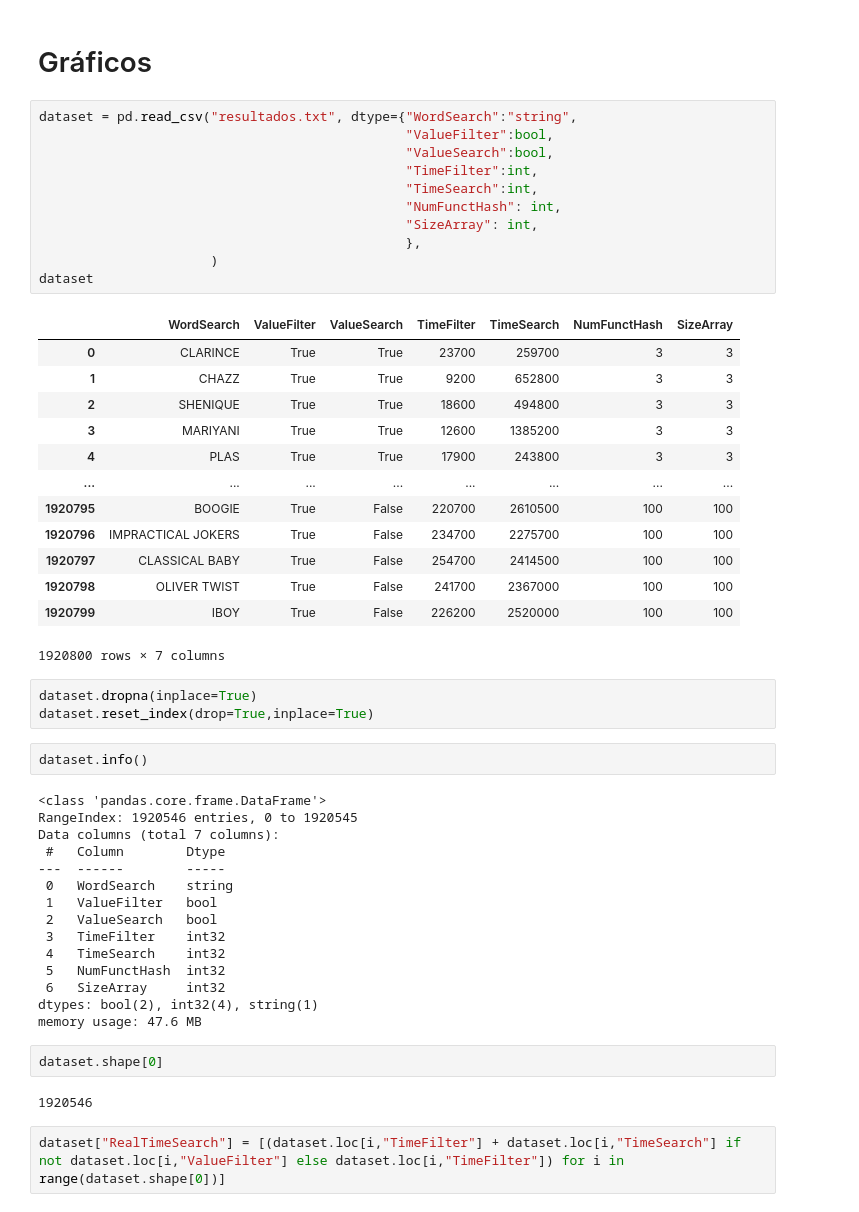
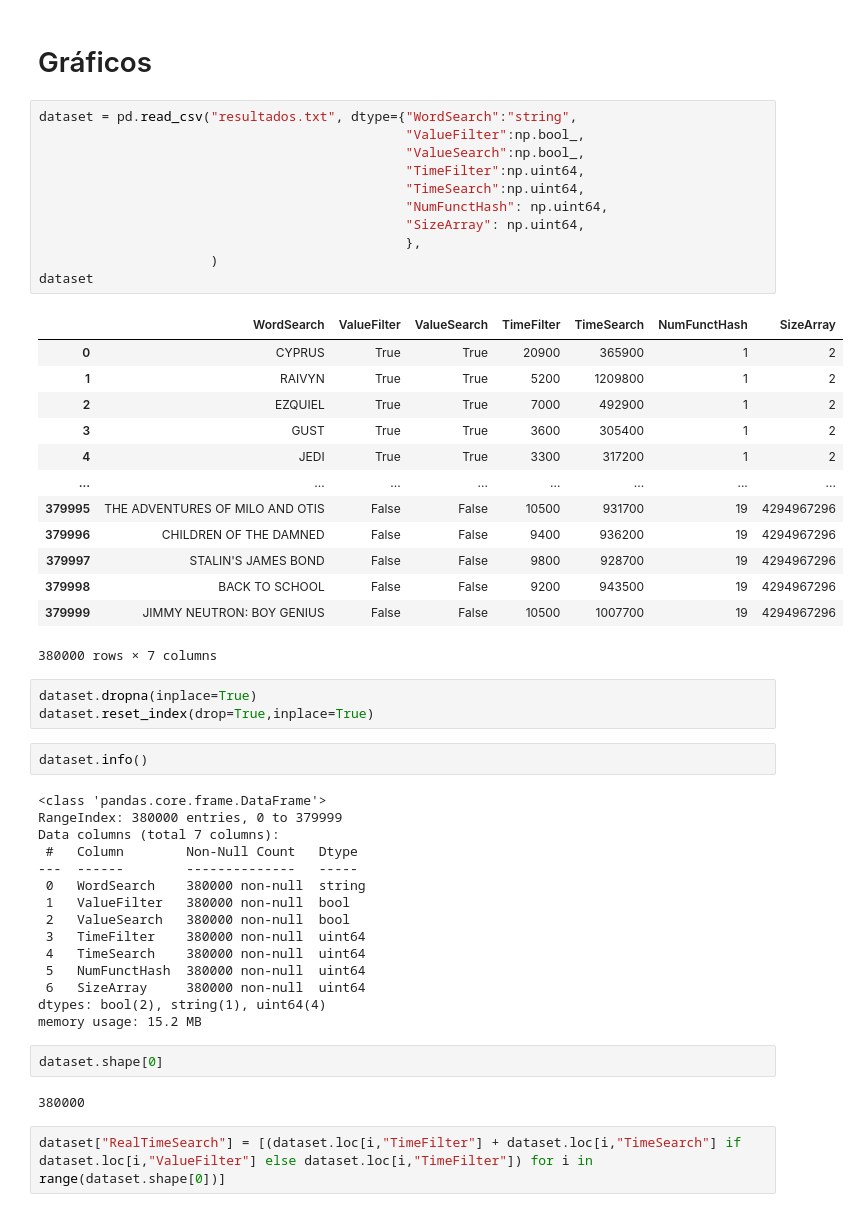
Before and after one commit to MrChurrasco/Tarea3Log, a Jupyter notebook: main.ipynb, the cells around one changed output. Saved outputs shown, nothing was run; the diff lists cells and outputs as text.

```diff
--- a/main.ipynb
+++ b/main.ipynb
@@ -230,29 +357,29 @@ df.to_csv("resultados.txt", index=False)
 # Gráficos
 # %%
 dataset = pd.read_csv("resultados.txt", dtype={"WordSearch":"string",
-                                               "ValueFilter":bool,
-                                               "ValueSearch":bool,
-                                               "TimeFilter":int,
-                                               "TimeSearch":int,
-                                               "NumFunctHash": int,
-                                               "SizeArray": int,
+                                               "ValueFilter":np.bool_,
+                                               "ValueSearch":np.bool_,
+                                               "TimeFilter":np.uint64,
+                                               "TimeSearch":np.uint64,
+                                               "NumFunctHash": np.uint64,
+                                               "SizeArray": np.uint64,
                                                },
                       )
 dataset
 # %% [output]
 |  | WordSearch | ValueFilter | ValueSearch | TimeFilter | TimeSearch | NumFunctHash | SizeArray |
-| 0 | CLARINCE | True | True | 23700 | 259700 | 3 | 3 |
-| 1 | CHAZZ | True | True | 9200 | 652800 | 3 | 3 |
-| 2 | SHENIQUE | True | True | 18600 | 494800 | 3 | 3 |
-| 3 | MARIYANI | True | True | 12600 | 1385200 | 3 | 3 |
-| 4 | PLAS | True | True | 17900 | 243800 | 3 | 3 |
+| 0 | CYPRUS | True | True | 20900 | 365900 | 1 | 2 |
+| 1 | RAIVYN | True | True | 5200 | 1209800 | 1 | 2 |
+| 2 | EZQUIEL | True | True | 7000 | 492900 | 1 | 2 |
+| 3 | GUST | True | True | 3600 | 305400 | 1 | 2 |
+| 4 | JEDI | True | True | 3300 | 317200 | 1 | 2 |
 | ... | ... | ... | ... | ... | ... | ... | ... |
-| 1920795 | BOOGIE | True | False | 220700 | 2610500 | 100 | 100 |
-| 1920796 | IMPRACTICAL JOKERS | True | False | 234700 | 2275700 | 100 | 100 |
-| 1920797 | CLASSICAL BABY | True | False | 254700 | 2414500 | 100 | 100 |
-| 1920798 | OLIVER TWIST | True | False | 241700 | 2367000 | 100 | 100 |
-| 1920799 | IBOY | True | False | 226200 | 2520000 | 100 | 100 |
+| 379995 | THE ADVENTURES OF MILO AND OTIS | False | False | 10500 | 931700 | 19 | 4294967296 |
+| 379996 | CHILDREN OF THE DAMNED | False | False | 9400 | 936200 | 19 | 4294967296 |
+| 379997 | STALIN'S JAMES BOND | False | False | 9800 | 928700 | 19 | 4294967296 |
+| 379998 | BACK TO SCHOOL | False | False | 9200 | 943500 | 19 | 4294967296 |
+| 379999 | JIMMY NEUTRON: BOY GENIUS | False | False | 10500 | 1007700 | 19 | 4294967296 |
-1920800 rows × 7 columns
+380000 rows × 7 columns
 # %%
 dataset.dropna(inplace=True)
 dataset.reset_index(drop=True,inplace=True)
@@ -260,25 +387,25 @@ dataset.reset_index(drop=True,inplace=True)
 dataset.info()
 # %% [output]
 <class 'pandas.core.frame.DataFrame'>
-RangeIndex: 1920546 entries, 0 to 1920545
+RangeIndex: 380000 entries, 0 to 379999
 Data columns (total 7 columns):
- #   Column        Dtype
----  ------        -----
- 0   WordSearch    string
- 1   ValueFilter   bool
- 2   ValueSearch   bool
- 3   TimeFilter    int32
- 4   TimeSearch    int32
- 5   NumFunctHash  int32
- 6   SizeArray     int32
-dtypes: bool(2), int32(4), string(1)
-memory usage: 47.6 MB
+ #   Column        Non-Null Count   Dtype
+---  ------        --------------   -----
+ 0   WordSearch    380000 non-null  string
+ 1   ValueFilter   380000 non-null  bool
+ 2   ValueSearch   380000 non-null  bool
+ 3   TimeFilter    380000 non-null  uint64
+ 4   TimeSearch    380000 non-null  uint64
+ 5   NumFunctHash  380000 non-null  uint64
+ 6   SizeArray     380000 non-null  uint64
+dtypes: bool(2), string(1), uint64(4)
+memory usage: 15.2 MB
 # %%
 dataset.shape[0]
 # %% [output]
-1920546
+380000
 # %%
-dataset["RealTimeSearch"] = [(dataset.loc[i,"TimeFilter"] + dataset.loc[i,"TimeSearch"] if not dataset.loc[i,"ValueFilter"] else dataset.loc[i,"TimeFilter"]) for i in range(dataset.shape[0])]
+dataset["RealTimeSearch"] = [(dataset.loc[i,"TimeFilter"] + dataset.loc[i,"TimeSearch"] if dataset.loc[i,"ValueFilter"] else dataset.loc[i,"TimeFilter"]) for i in range(dataset.shape[0])]
 # %%
 dataset.info()
 # %% [output]
```
Also changed, not shown: parts of 39 cells of this notebook, 4 other files.
